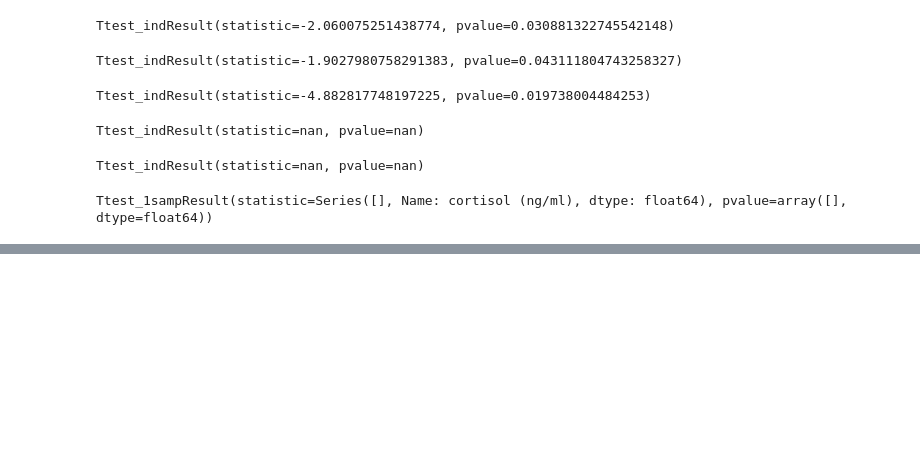
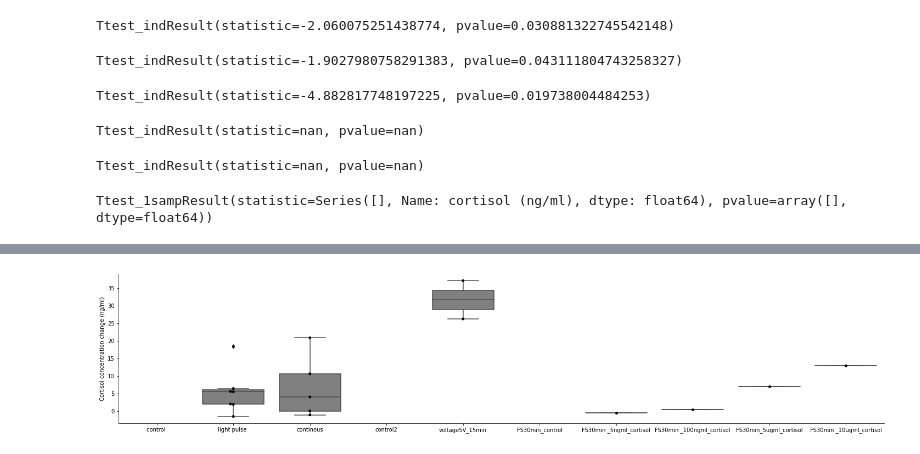
Before and after one commit to PaulaPflitsch/SleepPaper_code2023, a Jupyter notebook: Cortisol_luminescence/Cortisol_stress.ipynb, the cells around one changed output, grey strips where cells are left out. Saved outputs shown, nothing was run; the diff lists cells and outputs as text; code cells hidden in the pictures; blank space fills up the shorter version.

```diff
--- a/Cortisol_luminescence/Cortisol_stress.ipynb
+++ b/Cortisol_luminescence/Cortisol_stress.ipynb
@@ -176,0 +185,4 @@ Ttest_1sampResult(statistic=Series([], Name: cortisol (ng/ml), dtype: float64),
+# %%
+# load file
+# focus on free swimming 30 minute treatment
+df_cort_change_own = pd.read_excel(r'D:\Olfaction\cortisol_luminescence\normalized_to_own_controls.xlsx')
@@ -176,0 +209,11 @@ Ttest_1sampResult(statistic=Series([], Name: cortisol (ng/ml), dtype: float64),
+# %%
+ax = plt.subplots(figsize =(25,5))
+ax = sns.boxplot(x='Treatment', y='Cortisol change (ng/ml)', data=df_cort_change_own, dodge=True, color="grey")
+ax = sns.swarmplot(x='Treatment', y='Cortisol change (ng/ml)',
+                          data=df_cort_change_own, dodge=True, color="black")
+
+sns.despine()
+ax.set(xlabel="", ylabel = "Cortisol concentration change (ng/ml)")
+plt.savefig(r'D:\Olfaction\cortisol_luminescence\internal_cortisol_change.pdf')
+# %% [output]
+[figure, added]
```
Also changed, not shown: parts of 8 cells of this notebook.
